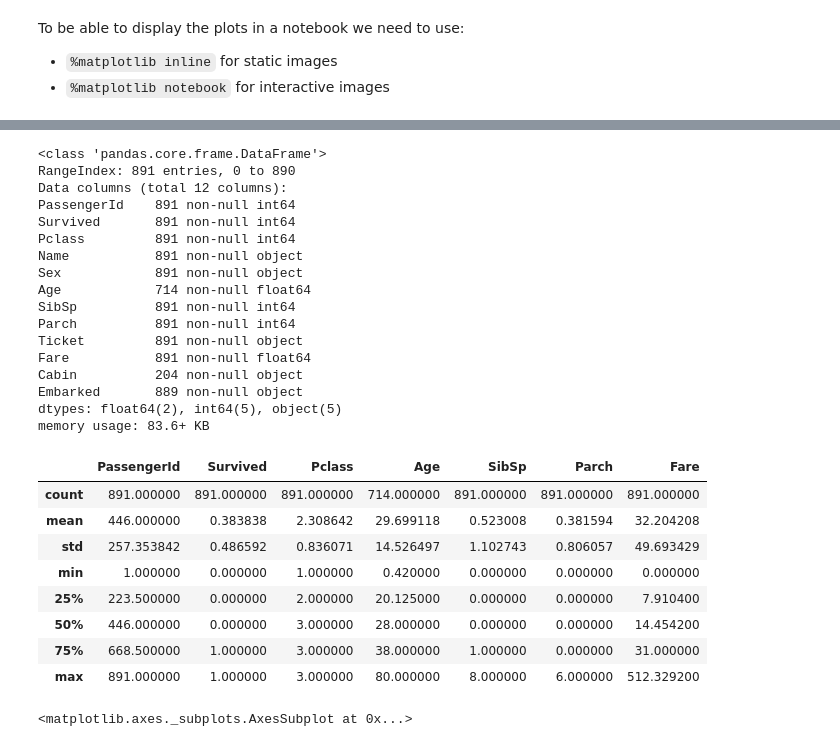
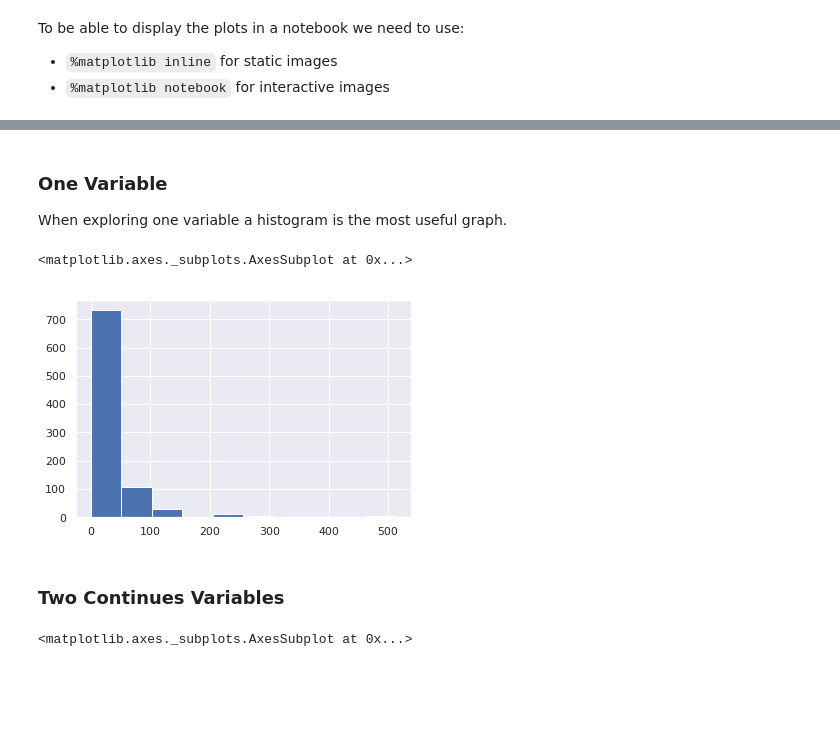
Before and after one commit to wfjvdham/python-course, a Jupyter notebook: explore/README.ipynb, the cells around one changed output, grey strips where cells are left out. Drawn from its saved outputs; the diff is of its cells as text; code cells hidden in the pictures; blank space fills up the shorter version.

```diff
--- a/explore/README.ipynb
+++ b/explore/README.ipynb
@@ -27,35 +90,14 @@ titanic_df.head()
-# %%
-titanic_df.info()
-# %% [output]
-<class 'pandas.core.frame.DataFrame'>
-RangeIndex: 891 entries, 0 to 890
-Data columns (total 12 columns):
-PassengerId    891 non-null int64
-Survived       891 non-null int64
-Pclass         891 non-null int64
-Name           891 non-null object
-Sex            891 non-null object
-Age            714 non-null float64
-SibSp          891 non-null int64
-Parch          891 non-null int64
-Ticket         891 non-null object
-Fare           891 non-null float64
-Cabin          204 non-null object
-Embarked       889 non-null object
-dtypes: float64(2), int64(5), object(5)
-memory usage: 83.6+ KB
-# %%
-titanic_df.describe()
-# %% [output]
-|  | PassengerId | Survived | Pclass | Age | SibSp | Parch | Fare |
-| count | 891.000000 | 891.000000 | 891.000000 | 714.000000 | 891.000000 | 891.000000 | 891.000000 |
-| mean | 446.000000 | 0.383838 | 2.308642 | 29.699118 | 0.523008 | 0.381594 | 32.204208 |
-| std | 257.353842 | 0.486592 | 0.836071 | 14.526497 | 1.102743 | 0.806057 | 49.693429 |
-| min | 1.000000 | 0.000000 | 1.000000 | 0.420000 | 0.000000 | 0.000000 | 0.000000 |
-| 25% | 223.500000 | 0.000000 | 2.000000 | 20.125000 | 0.000000 | 0.000000 | 7.910400 |
-| 50% | 446.000000 | 0.000000 | 3.000000 | 28.000000 | 0.000000 | 0.000000 | 14.454200 |
-| 75% | 668.500000 | 1.000000 | 3.000000 | 38.000000 | 1.000000 | 0.000000 | 31.000000 |
-| max | 891.000000 | 1.000000 | 3.000000 | 80.000000 | 8.000000 | 6.000000 | 512.329200 |
+# %% [markdown]
+### One Variable
+
+When exploring one variable a histogram is the most useful graph.
+# %%
+titanic_df['Fare'].hist()
+# %% [output]
+<matplotlib.axes._subplots.AxesSubplot at 0x...>
+[figure, added]
+# %% [markdown]
+### Two Continues Variables
 # %%
 titanic_df.plot(kind='scatter', x='Fare', y='Age')
 # %% [output]
```
Also changed, not shown: parts of 20 cells of this notebook.
